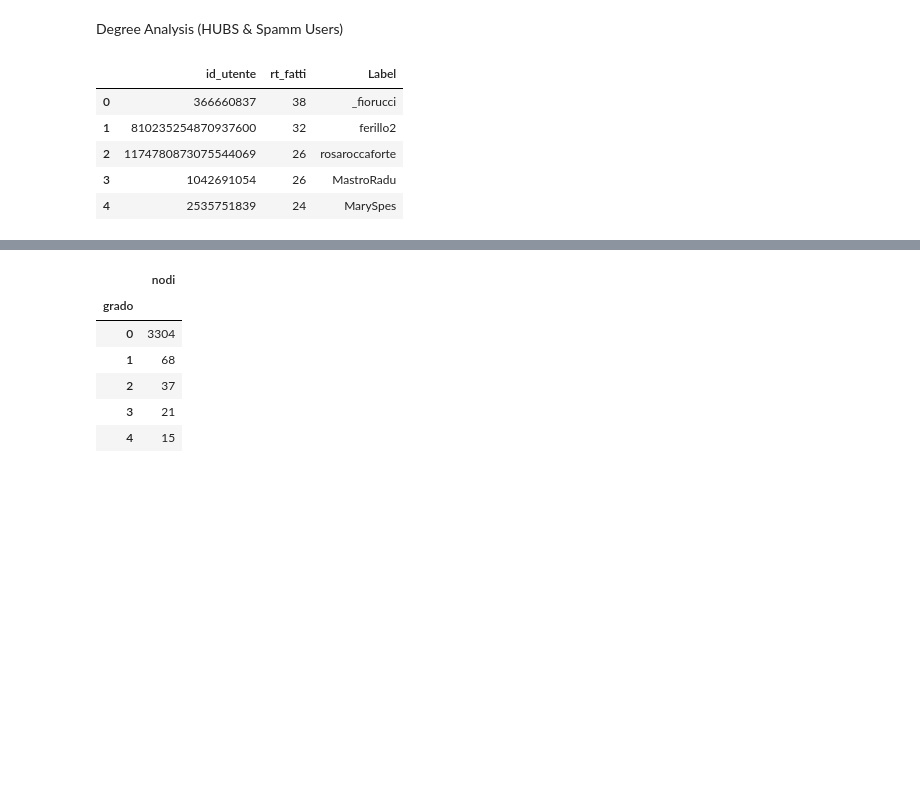
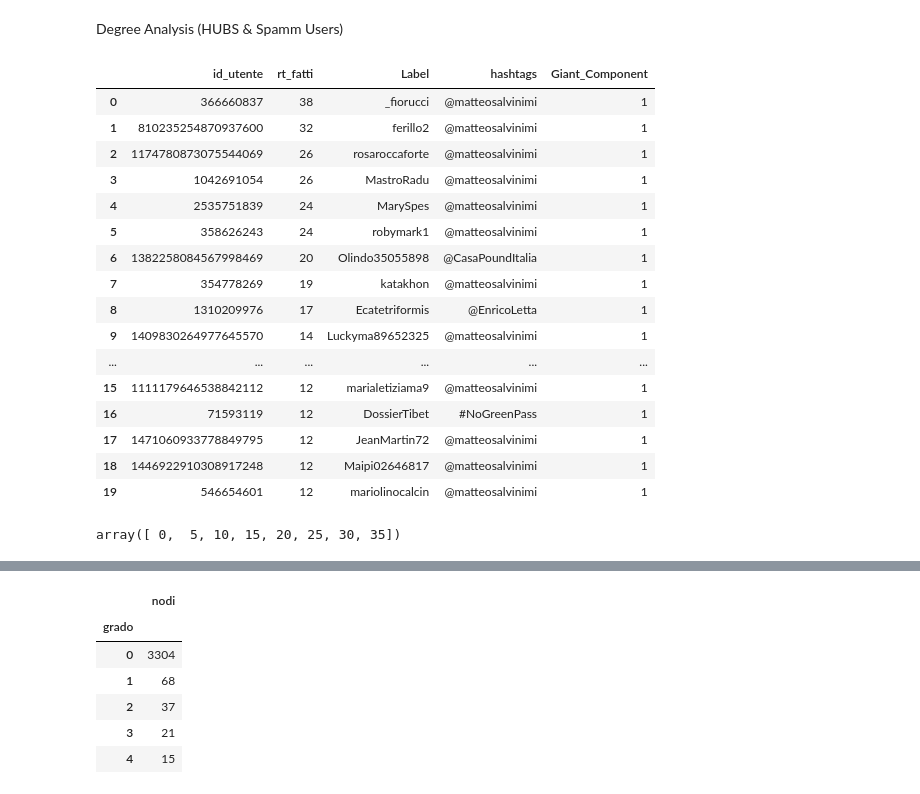
Before and after one commit to ES-git95/SMA-Project, a Jupyter notebook: graph.ipynb, the cells around one changed output, grey strips where cells are left out. Saved outputs shown, nothing was run; the diff lists cells and outputs as text; code cells hidden in the pictures; blank space fills up the shorter version.

```diff
--- a/graph.ipynb
+++ b/graph.ipynb
@@ -355,15 +294,29 @@ Degree Analysis (HUBS & Spamm Users)
 # %%
 out_degrees=dict(G_directed.out_degree())
 out_degrees_sort=dict(sorted(out_degrees.items(), key=lambda item: item[1], reverse= True))
-top5_twitters=pd.DataFrame(list(out_degrees_sort.items())[:5],columns=("id_utente","rt_fatti"))
-top5_twitters=pd.merge(top5_twitters,nodes[["Id","Label"]],left_on="id_utente",right_on="Id",how="left")
-top5_twitters.drop("Id",axis=1,inplace=True)
-top5_twitters
-top5_twitters
+twitters=pd.DataFrame(list(out_degrees_sort.items()),columns=("id_utente","rt_fatti"))
+twitters=pd.merge(twitters,nodes[["Id","Label","hashtags","Giant_Component"]],left_on="id_utente",right_on="Id",how="left")
+twitters.drop("Id",axis=1,inplace=True)
+twitters.head(20)
 # %% [output]
-|  | id_utente | rt_fatti | Label |
-| 0 | 366660837 | 38 | _fiorucci |
-| 1 | 810235254870937600 | 32 | ferillo2 |
-| 2 | 1174780873075544069 | 26 | rosaroccaforte |
-| 3 | 1042691054 | 26 | MastroRadu |
-| 4 | 2535751839 | 24 | MarySpes |
+|  | id_utente | rt_fatti | Label | hashtags | Giant_Component |
+| 0 | 366660837 | 38 | _fiorucci | @matteosalvinimi | 1 |
+| 1 | 810235254870937600 | 32 | ferillo2 | @matteosalvinimi | 1 |
+| 2 | 1174780873075544069 | 26 | rosaroccaforte | @matteosalvinimi | 1 |
+| 3 | 1042691054 | 26 | MastroRadu | @matteosalvinimi | 1 |
+| 4 | 2535751839 | 24 | MarySpes | @matteosalvinimi | 1 |
+| 5 | 358626243 | 24 | robymark1 | @matteosalvinimi | 1 |
+| 6 | 1382258084567998469 | 20 | Olindo35055898 | @CasaPoundItalia | 1 |
+| 7 | 354778269 | 19 | katakhon | @matteosalvinimi | 1 |
+| 8 | 1310209976 | 17 | Ecatetriformis | @EnricoLetta | 1 |
+| 9 | 1409830264977645570 | 14 | Luckyma89652325 | @matteosalvinimi | 1 |
+| ... | ... | ... | ... | ... | ... |
+| 15 | 1111179646538842112 | 12 | marialetiziama9 | @matteosalvinimi | 1 |
+| 16 | 71593119 | 12 | DossierTibet | #NoGreenPass | 1 |
+| 17 | 1471060933778849795 | 12 | JeanMartin72 | @matteosalvinimi | 1 |
+| 18 | 1446922910308917248 | 12 | Maipi02646817 | @matteosalvinimi | 1 |
+| 19 | 546654601 | 12 | mariolinocalcin | @matteosalvinimi | 1 |
+# %%
+np.arange(0, 40, 5)
+# %% [output]
+array([ 0,  5, 10, 15, 20, 25, 30, 35])
```
Also changed, not shown: parts of 19 cells of this notebook.
